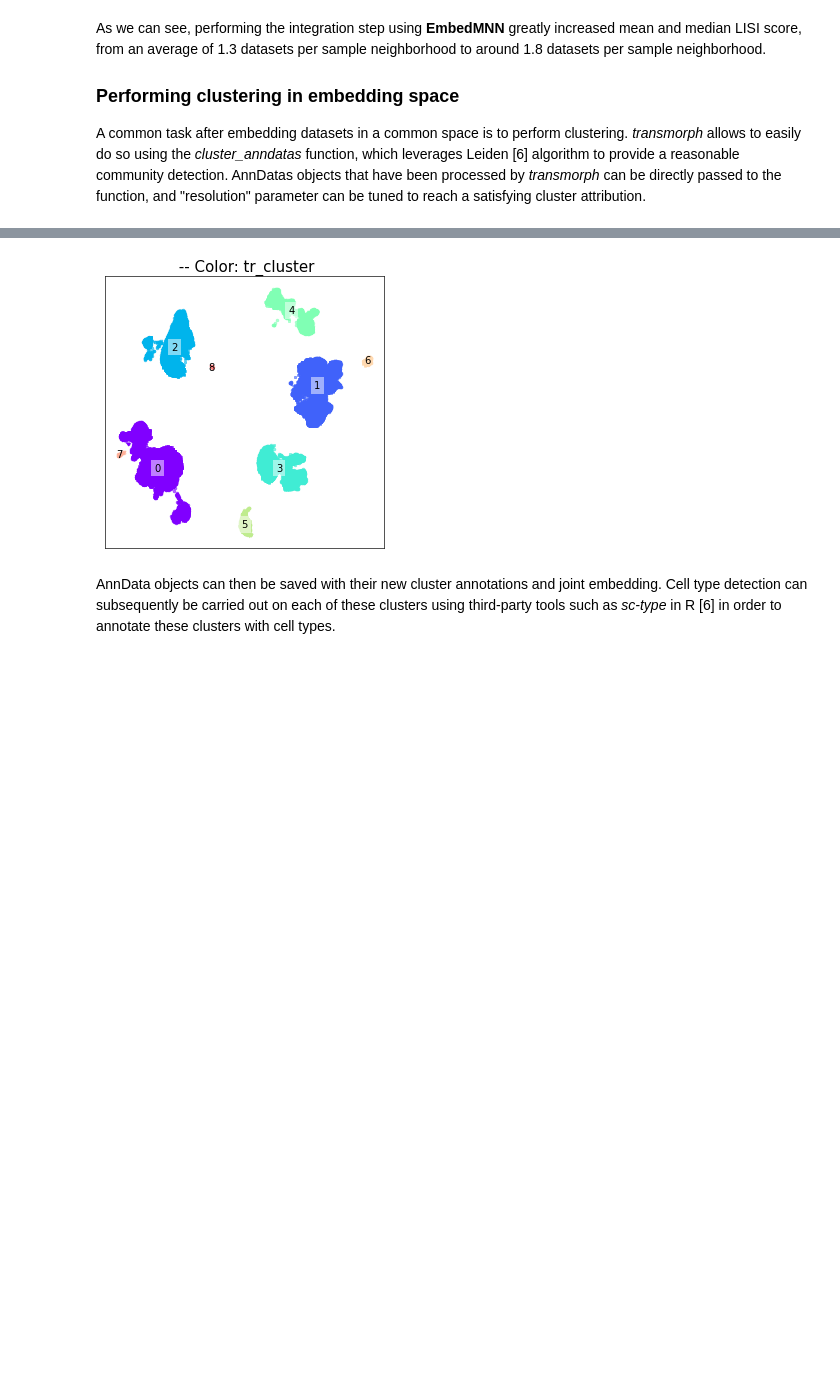
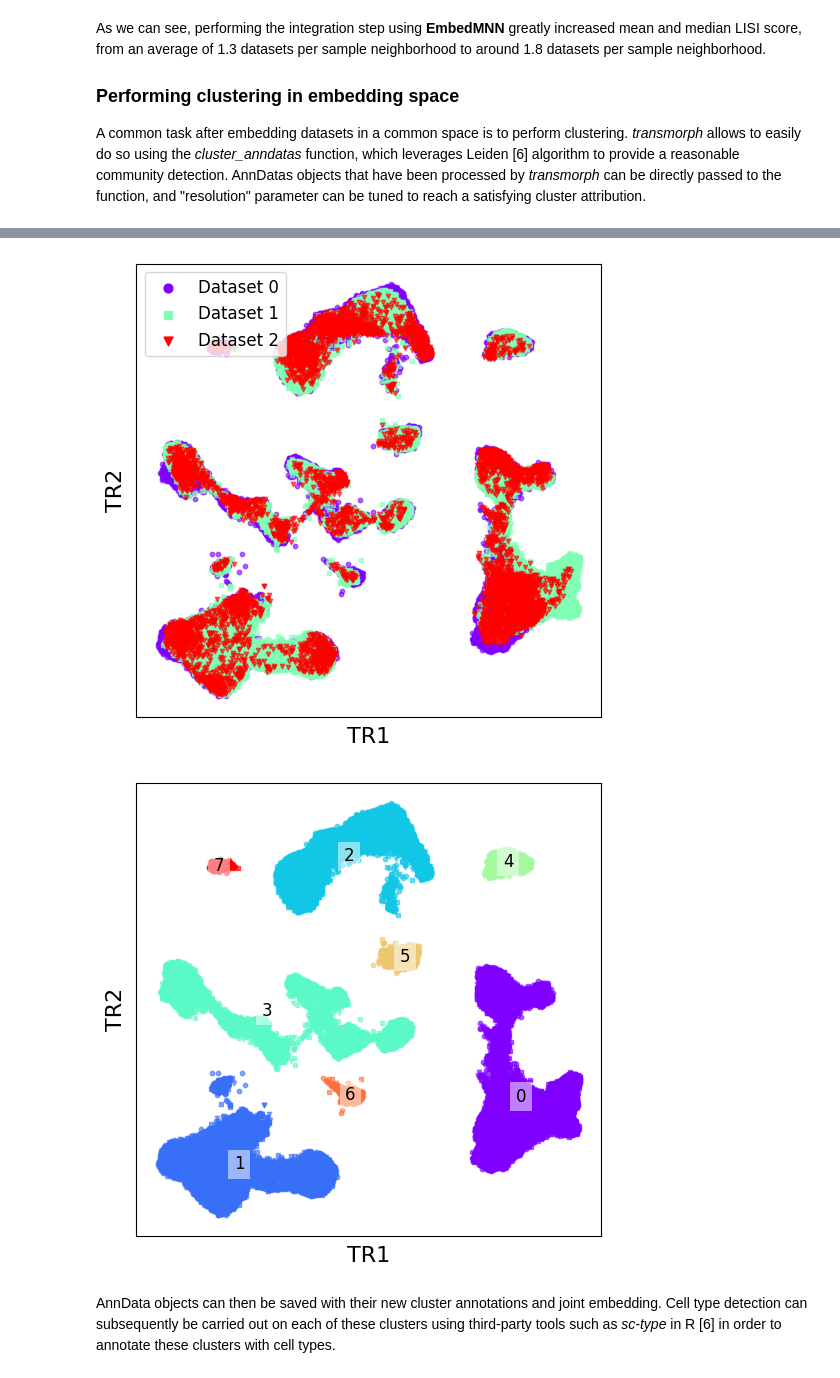
Before and after one commit to sysbio-curie/transmorph, a Jupyter notebook: examples/models/embedmnn_lung_integration.ipynb, the cells around one changed output, grey strips where cells are left out. Drawn from its saved outputs; the diff is of its cells as text; code cells hidden in the pictures; blank space fills up the shorter version.

```diff
--- a/examples/models/embedmnn_lung_integration.ipynb
+++ b/examples/models/embedmnn_lung_integration.ipynb
@@ -124,7 +147,12 @@ cluster_anndatas(datasets, n_neighbors=20, resolution=0.0001)
 # %%
-scatter_plot(datasets, show_legend=False, plot_cluster_names=True, color_by="tr_cluster", dpi=60)
+scatter_plot(datasets, input_obsm="transmorph", xlabel="TR1", ylabel="TR2")
+scatter_plot(
+    datasets, color_by="cluster", show_legend=False, plot_cluster_names=True,
+    input_obsm="transmorph", xlabel="TR1", ylabel="TR2"
+)
 # %% [output]
-[figure, old version]
+[figure, new version]
+[figure, added]
 # %% [markdown]
 AnnData objects can then be saved with their new cluster annotations and joint embedding. Cell type detection can subsequently be carried out on each of these clusters using third-party tools such as *sc-type* in R [6] in order to annotate these clusters with cell types.
 # %% [markdown]
```
Also changed, not shown: parts of 6 cells of this notebook, 7 other files.
